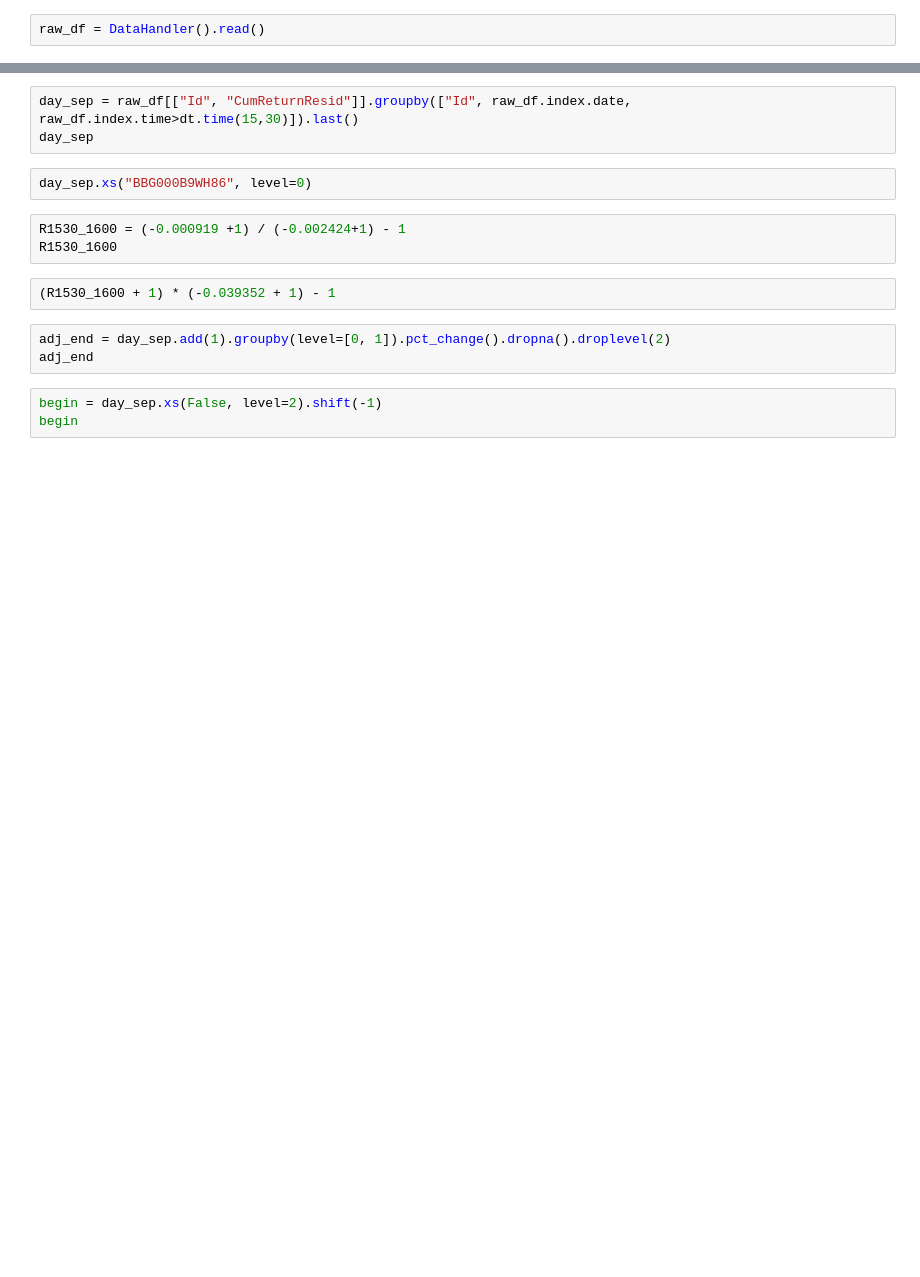
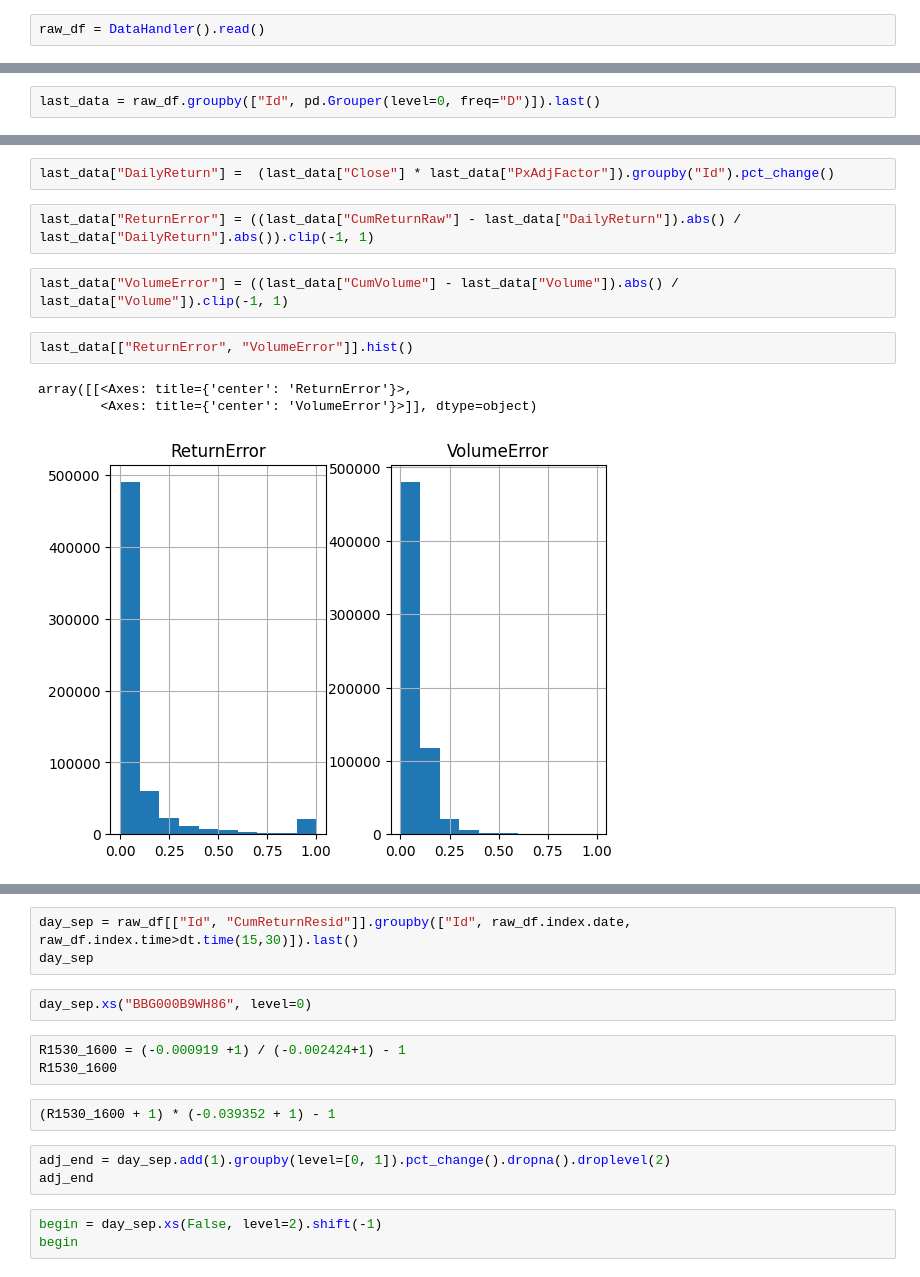
Before and after one commit to nicolasbuchwalder/MTH9899Final, a Jupyter notebook: research/Nick_research.ipynb, the cells around one changed output, grey strips where cells are left out. Saved outputs shown, nothing was run; the diff lists cells and outputs as text; blank space fills up the shorter version.

```diff
--- a/research/Nick_research.ipynb
+++ b/research/Nick_research.ipynb
@@ -21,0 +53,2 @@ raw_df = DataHandler().read()
+# %%
+last_data = raw_df.groupby(["Id", pd.Grouper(level=0, freq="D")]).last()
@@ -21,0 +72,12 @@ raw_df = DataHandler().read()
+# %%
+last_data["DailyReturn"] =  (last_data["Close"] * last_data["PxAdjFactor"]).groupby("Id").pct_change()
+# %%
+last_data["ReturnError"] = ((last_data["CumReturnRaw"] - last_data["DailyReturn"]).abs() / last_data["DailyReturn"].abs()).clip(-1, 1)
+# %%
+last_data["VolumeError"] = ((last_data["CumVolume"] - last_data["Volume"]).abs() / last_data["Volume"]).clip(-1, 1)
+# %%
+last_data[["ReturnError", "VolumeError"]].hist()
+# %% [output]
+array([[<Axes: title={'center': 'ReturnError'}>,
+        <Axes: title={'center': 'VolumeError'}>]], dtype=object)
+[figure, added]
```
Also changed, not shown: parts of 203 cells of this notebook, 2 other files.
